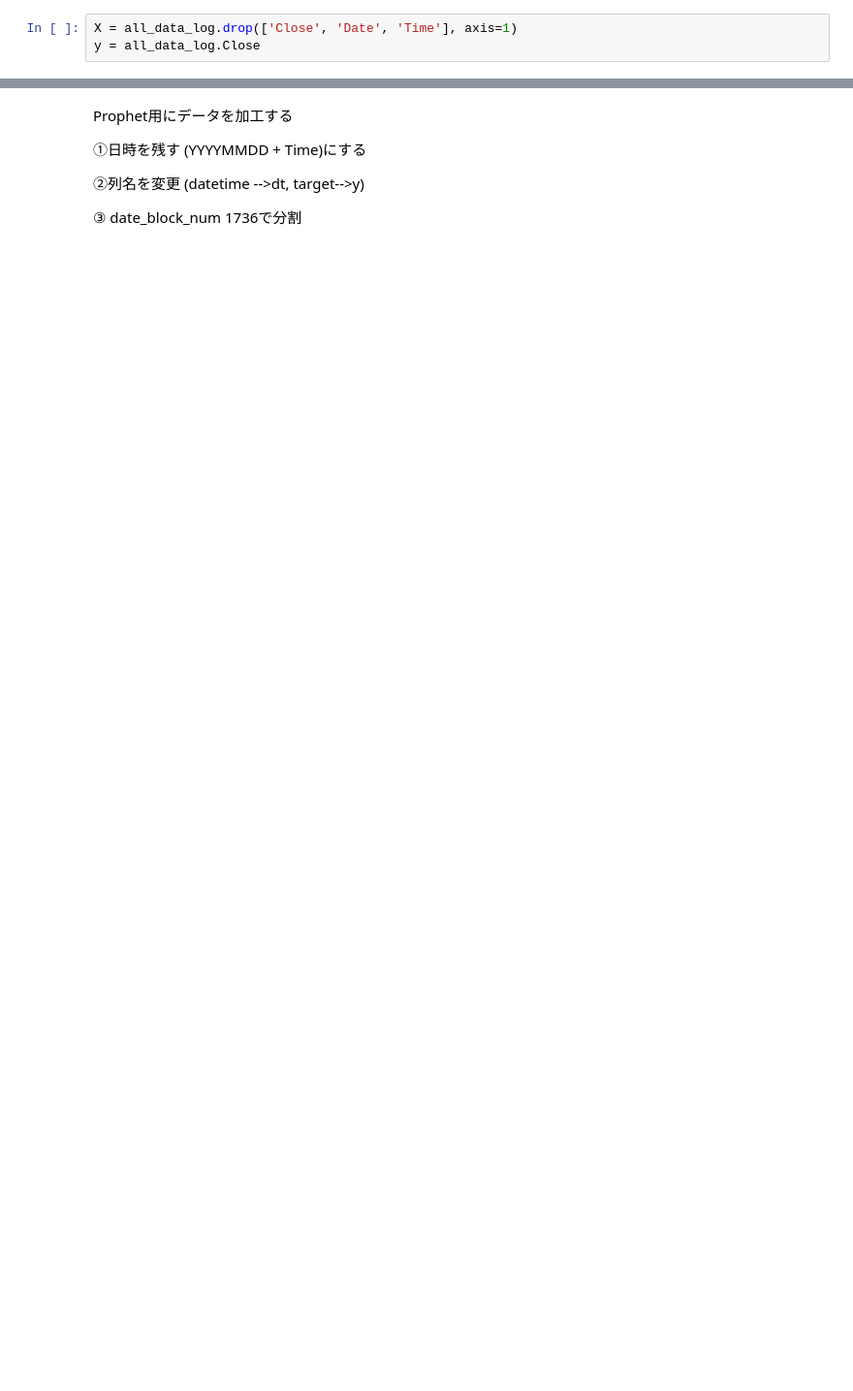
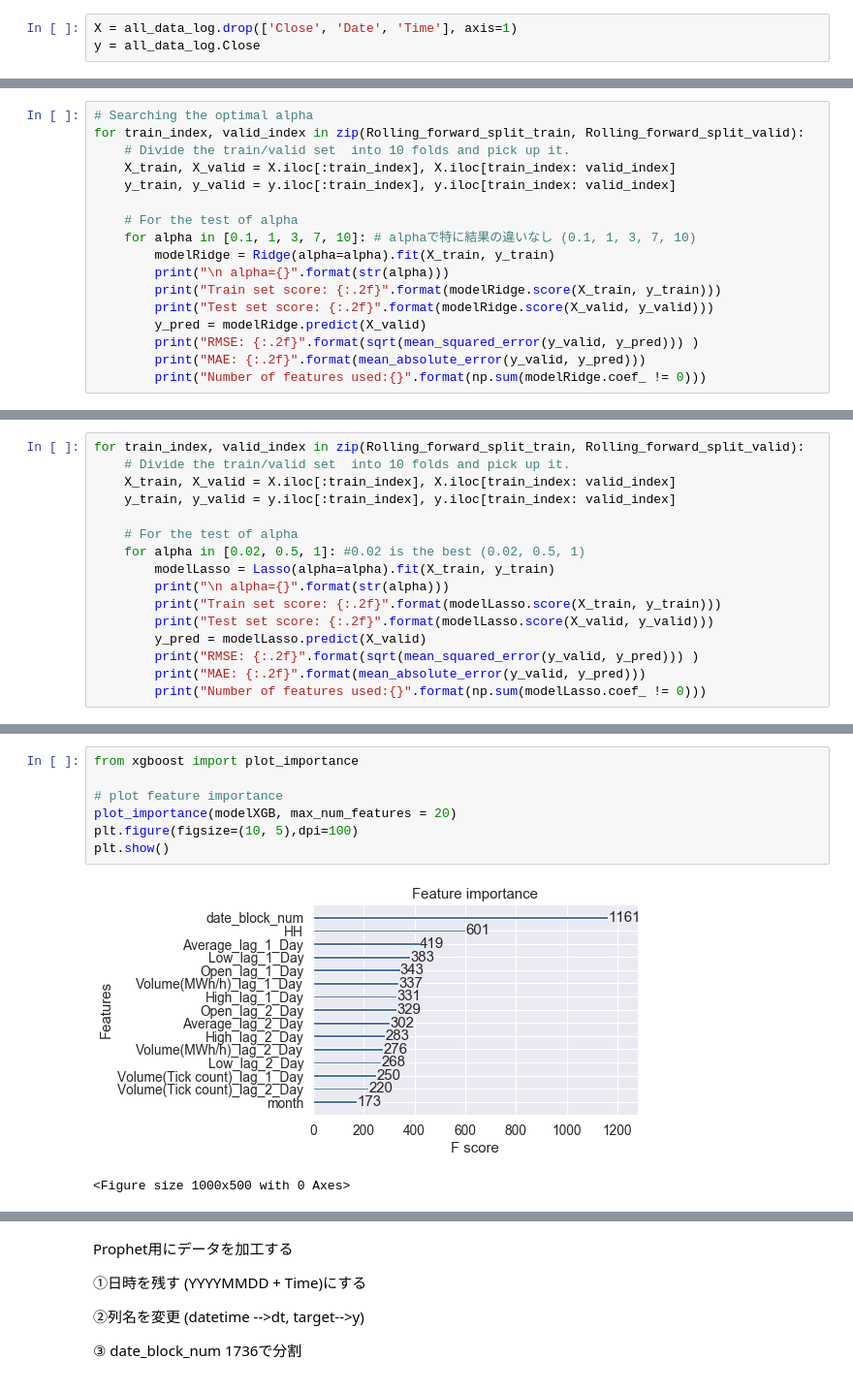
Before and after one commit to ken-datascience/master_thesis, a Jupyter notebook: Data Analysis for Master Thesis_(modeling_without_features).ipynb, the cells around one changed output, grey strips where cells are left out. Shown at 97% size. Drawn from its saved outputs; the diff is of its cells as text; blank space fills up the shorter version.

Commit message:
first draft with all the models

```diff
--- a/Data Analysis for Master Thesis_(modeling_without_features).ipynb
+++ b/Data Analysis for Master Thesis_(modeling_without_features).ipynb
@@ -861,0 +671,17 @@ https://mikiokubo.github.io/analytics/15forecast.html
+# %%
+# Searching the optimal alpha
+for train_index, valid_index in zip(Rolling_forward_split_train, Rolling_forward_split_valid):
+    # Divide the train/valid set  into 10 folds and pick up it.
+    X_train, X_valid = X.iloc[:train_index], X.iloc[train_index: valid_index]
+    y_train, y_valid = y.iloc[:train_index], y.iloc[train_index: valid_index]
+
+    # For the test of alpha
+    for alpha in [0.1, 1, 3, 7, 10]: # alphaで特に結果の違いなし (0.1, 1, 3, 7, 10)
+        modelRidge = Ridge(alpha=alpha).fit(X_train, y_train)
+        print("\n alpha={}".format(str(alpha)))
+        print("Train set score: {:.2f}".format(modelRidge.score(X_train, y_train)))
+        print("Test set score: {:.2f}".format(modelRidge.score(X_valid, y_valid)))
+        y_pred = modelRidge.predict(X_valid)
+        print("RMSE: {:.2f}".format(sqrt(mean_squared_error(y_valid, y_pred))) )
+        print("MAE: {:.2f}".format(mean_absolute_error(y_valid, y_pred)))
+        print("Number of features used:{}".format(np.sum(modelRidge.coef_ != 0)))
@@ -861,0 +741,16 @@ https://mikiokubo.github.io/analytics/15forecast.html
+# %%
+for train_index, valid_index in zip(Rolling_forward_split_train, Rolling_forward_split_valid):
+    # Divide the train/valid set  into 10 folds and pick up it.
+    X_train, X_valid = X.iloc[:train_index], X.iloc[train_index: valid_index]
+    y_train, y_valid = y.iloc[:train_index], y.iloc[train_index: valid_index]
+
+    # For the test of alpha
+    for alpha in [0.02, 0.5, 1]: #0.02 is the best (0.02, 0.5, 1)
+        modelLasso = Lasso(alpha=alpha).fit(X_train, y_train)
+        print("\n alpha={}".format(str(alpha)))
+        print("Train set score: {:.2f}".format(modelLasso.score(X_train, y_train)))
+        print("Test set score: {:.2f}".format(modelLasso.score(X_valid, y_valid)))
+        y_pred = modelLasso.predict(X_valid)
+        print("RMSE: {:.2f}".format(sqrt(mean_squared_error(y_valid, y_pred))) )
+        print("MAE: {:.2f}".format(mean_absolute_error(y_valid, y_pred)))
+        print("Number of features used:{}".format(np.sum(modelLasso.coef_ != 0)))
@@ -861,0 +948,10 @@ https://mikiokubo.github.io/analytics/15forecast.html
+# %%
+from xgboost import plot_importance
+
+# plot feature importance
+plot_importance(modelXGB, max_num_features = 20)
+plt.figure(figsize=(10, 5),dpi=100)
+plt.show()
+# %% [output]
+[figure, added]
+<Figure size 1000x500 with 0 Axes>
```
Also changed, not shown: parts of 184 cells of this notebook, 3 other files.
